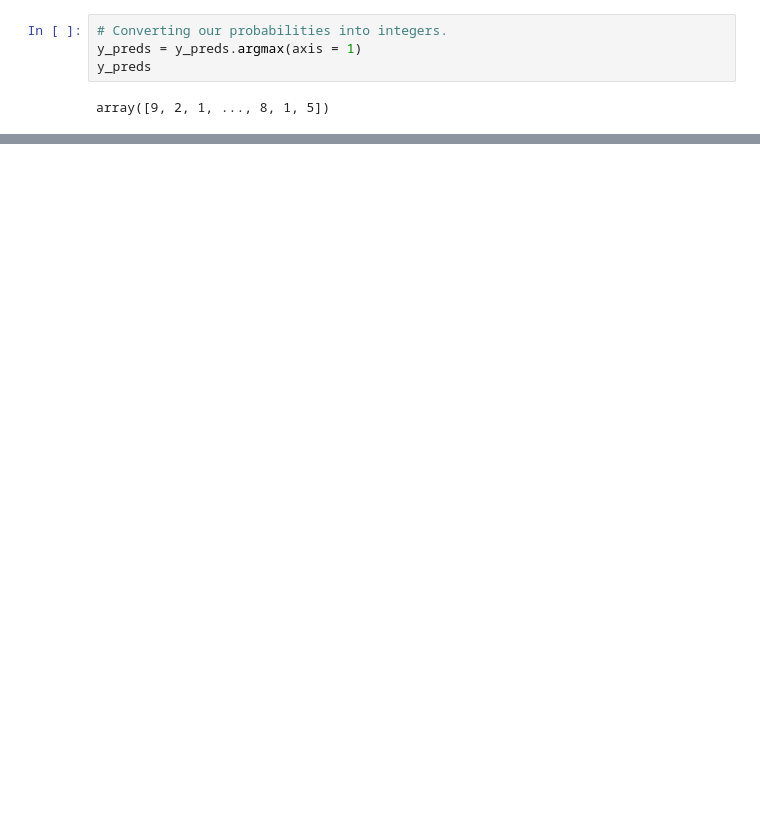
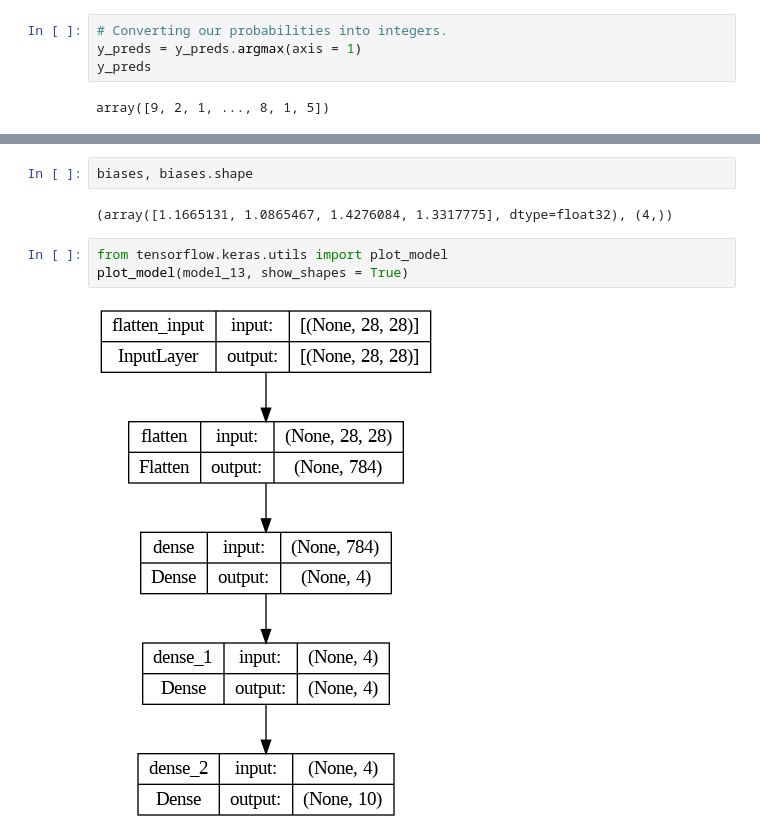
Before and after one commit to Kaushal-Top5699/classification_NN_tensorflow, a Jupyter notebook: classification_NN_tensorflow.ipynb, the cells around one changed output, grey strips where cells are left out. Saved outputs shown, nothing was run; the diff lists cells and outputs as text; blank space fills up the shorter version.

```diff
--- a/classification_NN_tensorflow.ipynb
+++ b/classification_NN_tensorflow.ipynb
@@ -1292,0 +1371,9 @@ plot_confusion_matrix(test_labels, y_preds, class_names, figsize = (30, 30), tex
+# %%
+biases, biases.shape
+# %% [output]
+(array([1.1665131, 1.0865467, 1.4276084, 1.3317775], dtype=float32), (4,))
+# %%
+from tensorflow.keras.utils import plot_model
+plot_model(model_13, show_shapes = True)
+# %% [output]
+[figure, added]
```
Also changed, not shown: parts of 19 cells of this notebook.
